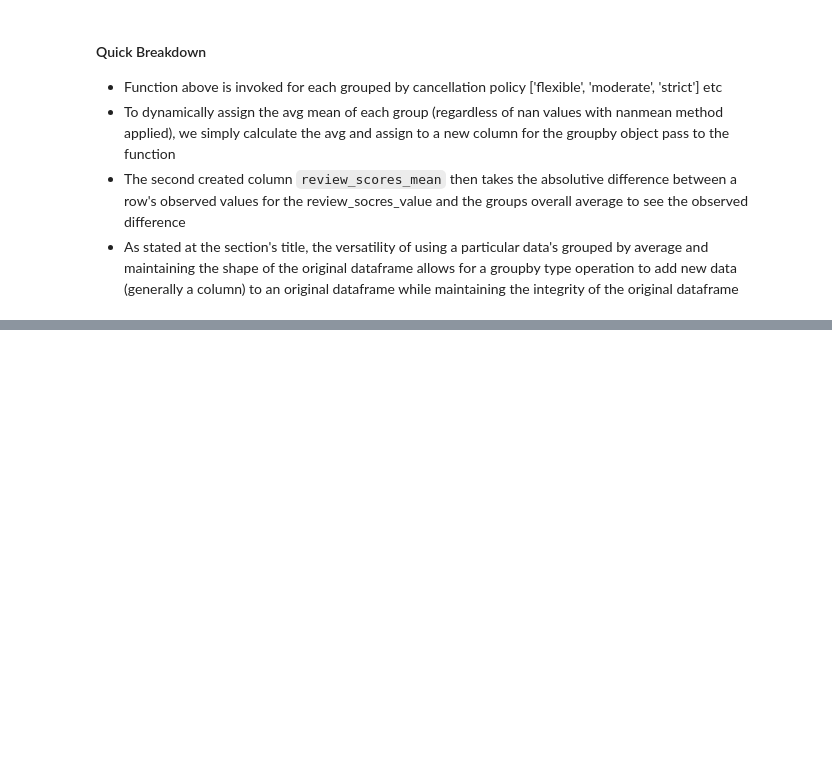
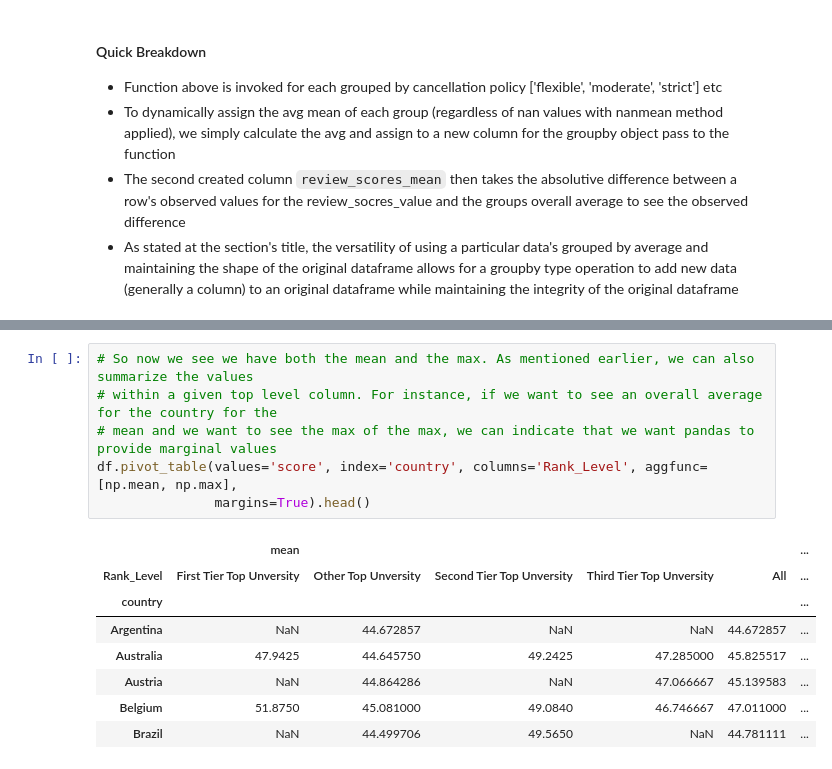
Before and after one commit to craigtrupp/Educational-Data-Python-Items, a Jupyter notebook: Coursera/Specializations/Applied DS w_Python/(1 of 5) - Intro_Reminder/Week3/Wk_3Review.ipynb, the cells around one changed output, grey strips where cells are left out. Cells and saved outputs as stored; diff of their text form; blank space fills up the shorter version.

```diff
--- a/Coursera/Specializations/Applied DS w_Python/(1 of 5) - Intro_Reminder/Week3/Wk_3Review.ipynb
+++ b/Coursera/Specializations/Applied DS w_Python/(1 of 5) - Intro_Reminder/Week3/Wk_3Review.ipynb
@@ -705,0 +966,15 @@ df.groupby('cancellation_policy').apply(calc_mean_review_scores).head(20)
+# %%
+# So now we see we have both the mean and the max. As mentioned earlier, we can also summarize the values
+# within a given top level column. For instance, if we want to see an overall average for the country for the
+# mean and we want to see the max of the max, we can indicate that we want pandas to provide marginal values
+df.pivot_table(values='score', index='country', columns='Rank_Level', aggfunc=[np.mean, np.max],
+               margins=True).head()
+# %% [output]
+|  | mean |  |  |  |  | ... |
+| Rank_Level | First Tier Top Unversity | Other Top Unversity | Second Tier Top Unversity | Third Tier Top Unversity | All | ... |
+| country |  |  |  |  |  | ... |
+| Argentina | NaN | 44.672857 | NaN | NaN | 44.672857 | ... |
+| Australia | 47.9425 | 44.645750 | 49.2425 | 47.285000 | 45.825517 | ... |
+| Austria | NaN | 44.864286 | NaN | 47.066667 | 45.139583 | ... |
+| Belgium | 51.8750 | 45.081000 | 49.0840 | 46.746667 | 47.011000 | ... |
+| Brazil | NaN | 44.499706 | 49.5650 | NaN | 44.781111 | ... |
```
Also changed, not shown: parts of 68 cells of this notebook, 4 other files.
